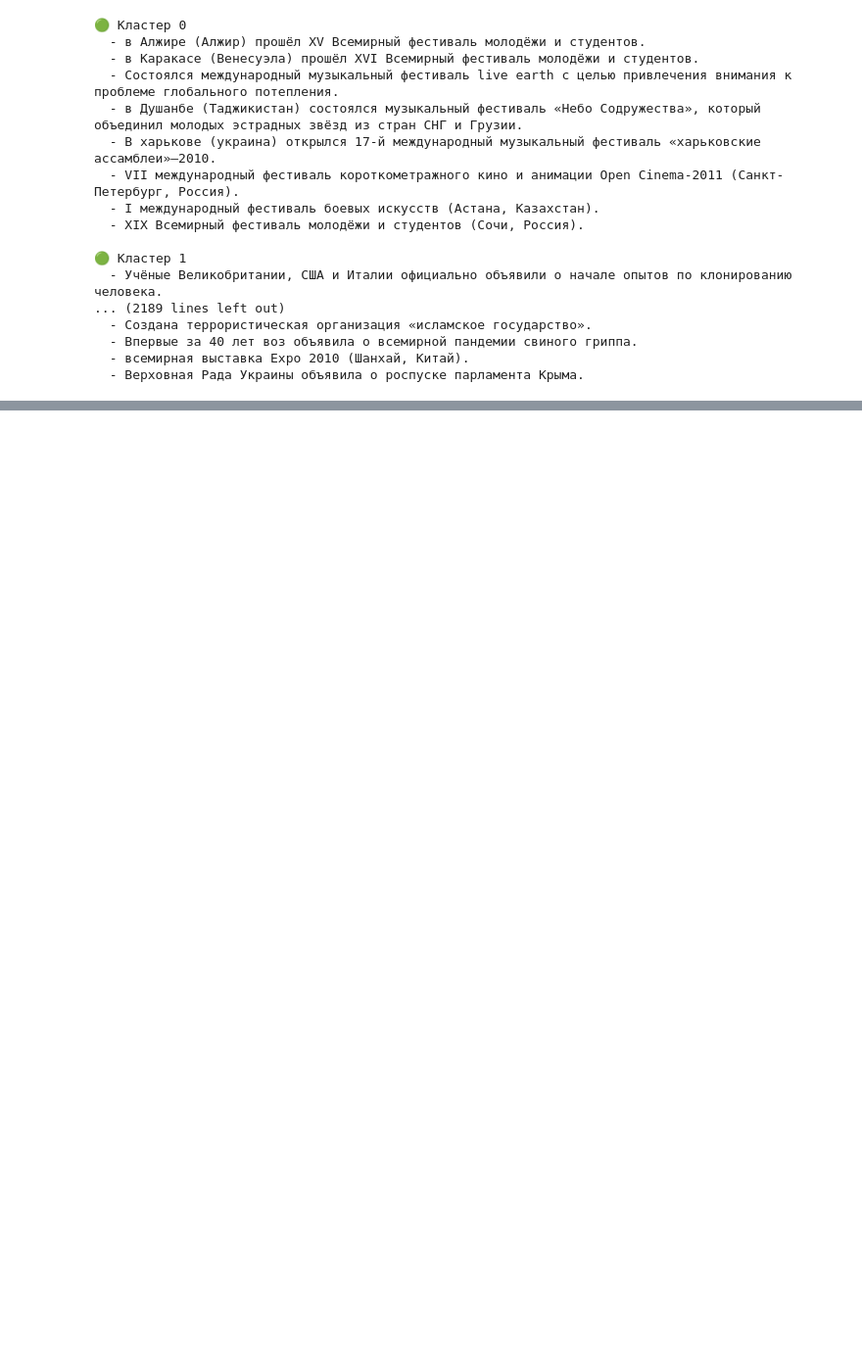
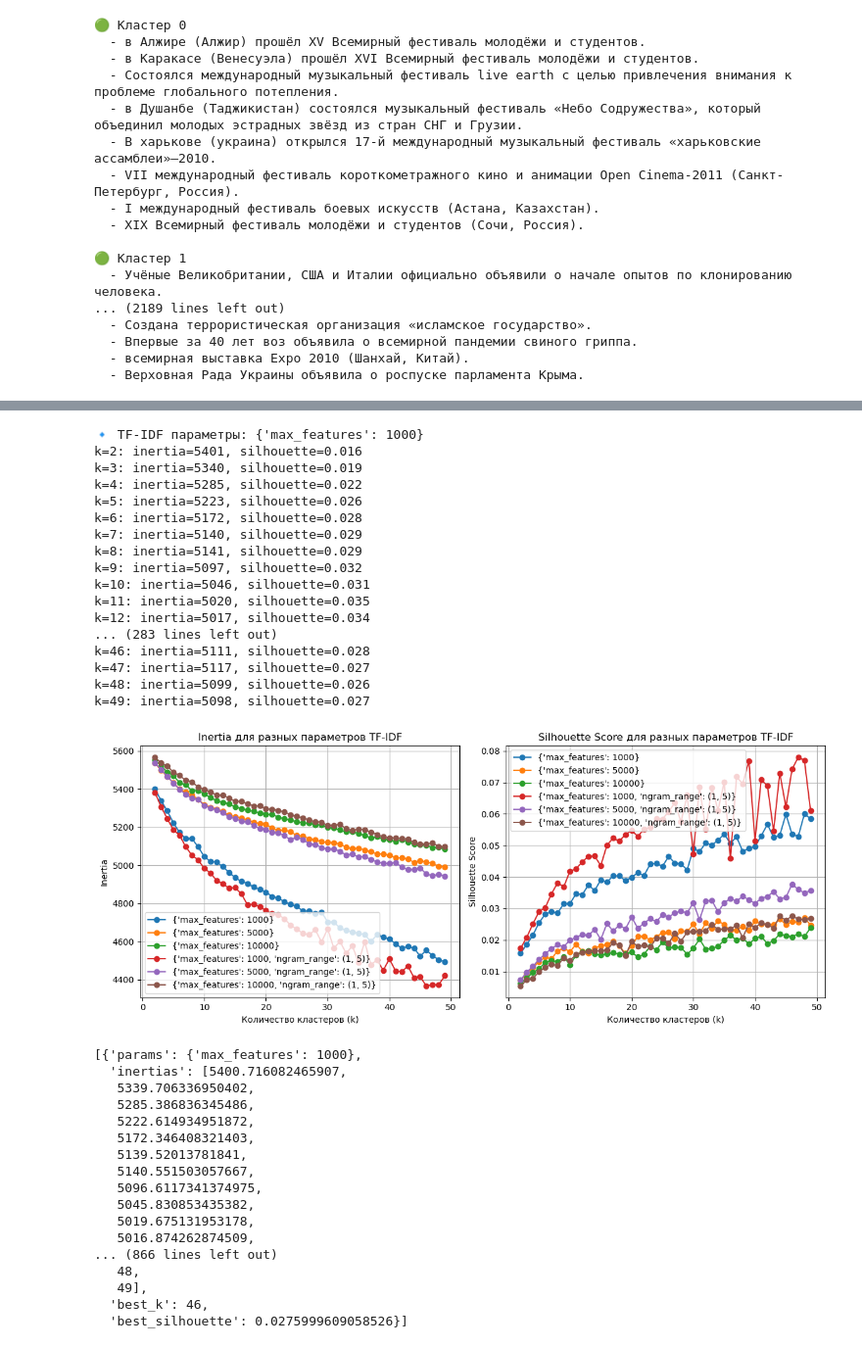
Before and after one commit to ruslooob/data-core, a Jupyter notebook: events_data_core.ipynb, the cells around one changed output, grey strips where cells are left out. Shown at 98% size. Saved outputs shown, nothing was run; the diff lists cells and outputs as text; code cells hidden in the pictures; blank space fills up the shorter version.

```diff
--- a/events_data_core.ipynb
+++ b/events_data_core.ipynb
@@ -677,0 +739,51 @@ for i in range(k):
+# %%
+# Пытаемся определить лучший векторизатор текста путем перебора различных параметров
+configs = [
+    {"max_features": 1000}, # вариант, хуже дефолтного
+    {"max_features": 5000}, # дефолтный вариант
+    {"max_features": 10_000}, # улучшенный дефолтный вариант
+    {"max_features": 1000, "ngram_range": (1, 5)},
+    {"max_features": 5000, "ngram_range": (1, 5)},
+    {"max_features": 10000, "ngram_range": (1, 5)},
+]
+
+# results = test_tfidf_configs(df["clean_event"], configs, K=range(2, 50))
+results
+# лучший результат показали n_features=1000 с n-граммами (k=48: inertia=4373, silhouette=0.077). Попробуем найти для него подходящее кол-во кластеров
+# время выполнения 7m 28s
+# %% [output]
+🔹 TF-IDF параметры: {'max_features': 1000}
+k=2: inertia=5401, silhouette=0.016
+k=3: inertia=5340, silhouette=0.019
+k=4: inertia=5285, silhouette=0.022
+k=5: inertia=5223, silhouette=0.026
+k=6: inertia=5172, silhouette=0.028
+k=7: inertia=5140, silhouette=0.029
+k=8: inertia=5141, silhouette=0.029
+k=9: inertia=5097, silhouette=0.032
+k=10: inertia=5046, silhouette=0.031
+k=11: inertia=5020, silhouette=0.035
+k=12: inertia=5017, silhouette=0.034
+... (283 lines left out)
+k=46: inertia=5111, silhouette=0.028
+k=47: inertia=5117, silhouette=0.027
+k=48: inertia=5099, silhouette=0.026
+k=49: inertia=5098, silhouette=0.027
+[figure, added]
+[{'params': {'max_features': 1000},
+  'inertias': [5400.716082465907,
+   5339.706336950402,
+   5285.386836345486,
+   5222.614934951872,
+   5172.346408321403,
+   5139.52013781841,
+   5140.551503057667,
+   5096.6117341374975,
+   5045.830853435382,
+   5019.675131953178,
+   5016.874262874509,
+... (866 lines left out)
+   48,
+   49],
+  'best_k': 46,
+  'best_silhouette': 0.0275999609058526}]
```
Also changed, not shown: parts of 12 cells of this notebook, 38 other files.
